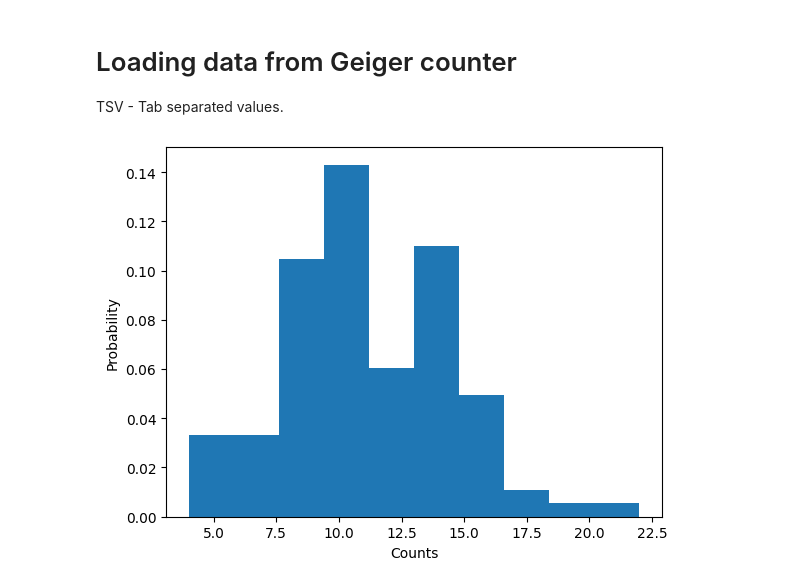
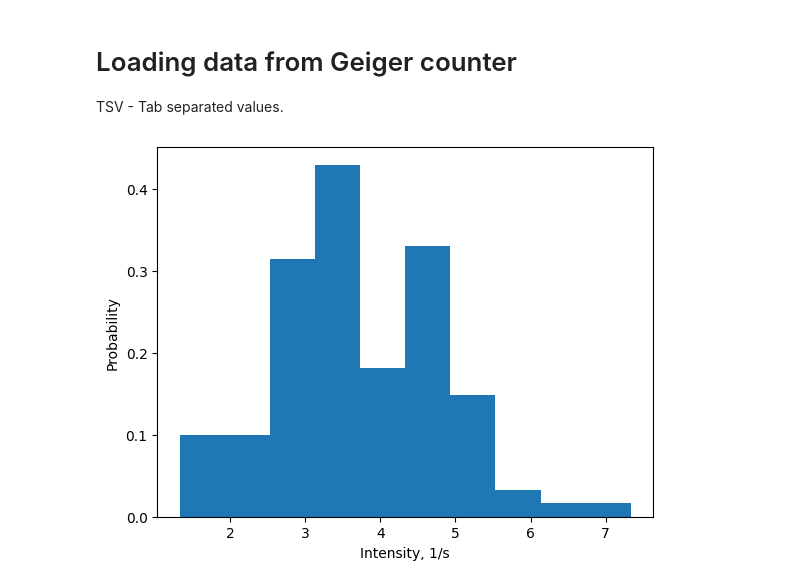
Before and after one commit to tphlabs/python_workshop, a Jupyter notebook: Loading_data_snippets.ipynb, the cells around one changed output. Saved outputs shown, nothing was run; the diff lists cells and outputs as text; code cells hidden in the pictures.

```diff
--- a/Loading_data_snippets.ipynb
+++ b/Loading_data_snippets.ipynb
@@ -78,13 +78,14 @@ TSV - Tab separated values.
 # %%
 filename = 'https://raw.githubusercontent.com/tphlabs/data/main/Lab4_Nuclear/2023_12_13/Co60_shelf10_101measurements.tsv'
 
 counts, time = np.genfromtxt(filename,
                             delimiter='\t',
                             usecols=[2,3],
                             skip_header=11).T
-plt.hist(counts, density=True);
-plt.xlabel('Counts')
+intensity = counts / time
+plt.hist(intensity, density=True);
+plt.xlabel('Intensity, 1/s')
 plt.ylabel('Probability')
 plt.show()
 # %% [output]
-[figure, old version]
+[figure, new version]
```
Also changed, not shown: parts of 2 cells of this notebook.
